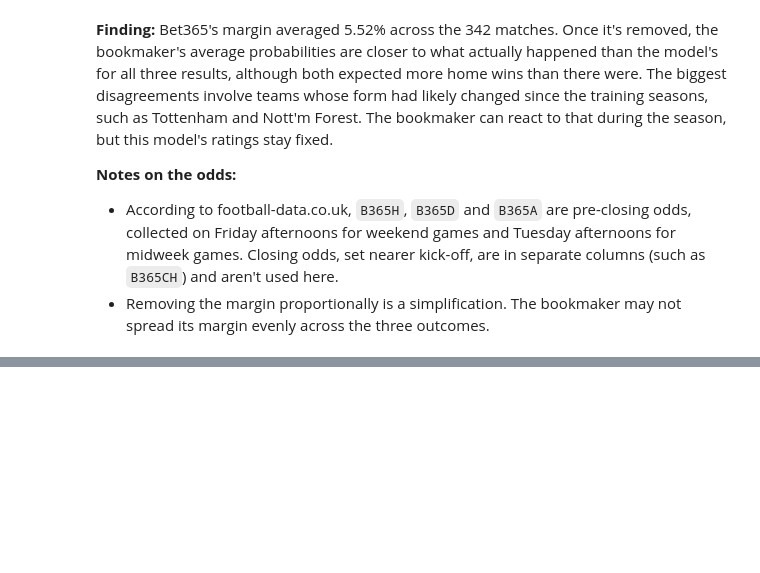
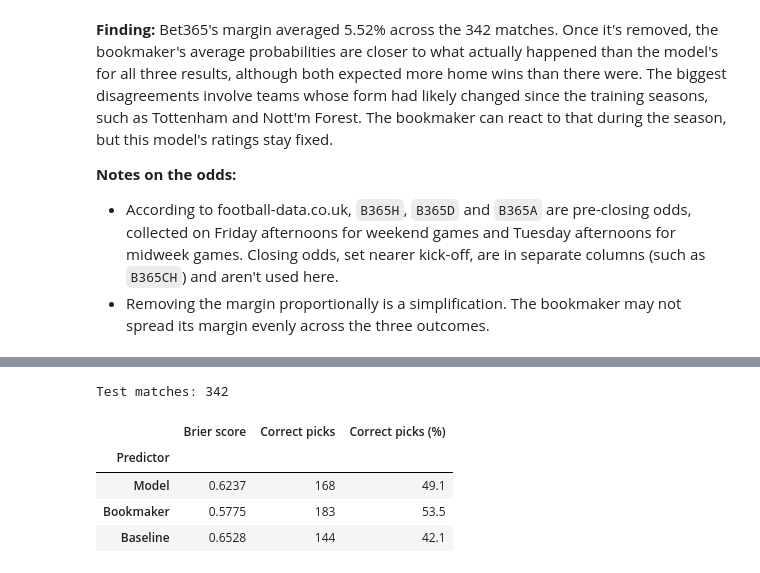
Before and after one commit to Yurieb/premier-league-match-predictor, a Jupyter notebook: football_model.ipynb, the cells around one changed output, grey strips where cells are left out. Saved outputs shown, nothing was run; the diff lists cells and outputs as text; code cells hidden in the pictures; blank space fills up the shorter version.

```diff
--- a/football_model.ipynb
+++ b/football_model.ipynb
@@ -1011,0 +1022,47 @@ Bet365 columns in the raw data: ['B365H', 'B365D', 'B365A', 'B365CH', 'B365CD',
+# %%
+# Baseline: every match gets the same probabilities, taken from the training seasons only
+train_rates = train["FTR"].value_counts(normalize=True)
+predictions["base_H"] = train_rates["H"]
+predictions["base_D"] = train_rates["D"]
+predictions["base_A"] = train_rates["A"]
+
+predictors = {"Model": "model", "Bookmaker": "book", "Baseline": "base"}
+
+
+def brier_per_match(prefix):
+    """Work out one Brier score per match for the columns starting with this prefix."""
+    total = 0
+    for result in ["H", "D", "A"]:
+        happened = (predictions["FTR"] == result).astype(int)    # 1 if this was the result, otherwise 0
+        total = total + (predictions[f"{prefix}_{result}"] - happened) ** 2
+    return total
+
+
+def picks(prefix):
+    """Find the result with the highest probability in each match, as H, D or A."""
+    columns = [f"{prefix}_H", f"{prefix}_D", f"{prefix}_A"]
+    return predictions[columns].idxmax(axis=1).str[-1]
+
+
+# Score each predictor and collect the results in one table
+results = []
+for name, prefix in predictors.items():
+    predictions[f"brier_{prefix}"] = brier_per_match(prefix)
+    predictions[f"pick_{prefix}"] = picks(prefix)
+    results.append({
+        "Predictor": name,
+        "Brier score": predictions[f"brier_{prefix}"].mean(),
+        "Correct picks": (predictions[f"pick_{prefix}"] == predictions["FTR"]).sum(),
+        "Correct picks (%)": (predictions[f"pick_{prefix}"] == predictions["FTR"]).mean() * 100,
+    })
+
+results_table = pd.DataFrame(results).set_index("Predictor")
+print("Test matches:", len(predictions))
+results_table.round({"Brier score": 4, "Correct picks (%)": 1})
+# %% [output]
+Test matches: 342
+|  | Brier score | Correct picks | Correct picks (%) |
+| Predictor |  |  |  |
+| Model | 0.6237 | 168 | 49.1 |
+| Bookmaker | 0.5775 | 183 | 53.5 |
+| Baseline | 0.6528 | 144 | 42.1 |
```
Also changed, not shown: parts of 9 cells of this notebook, 3 other files.
